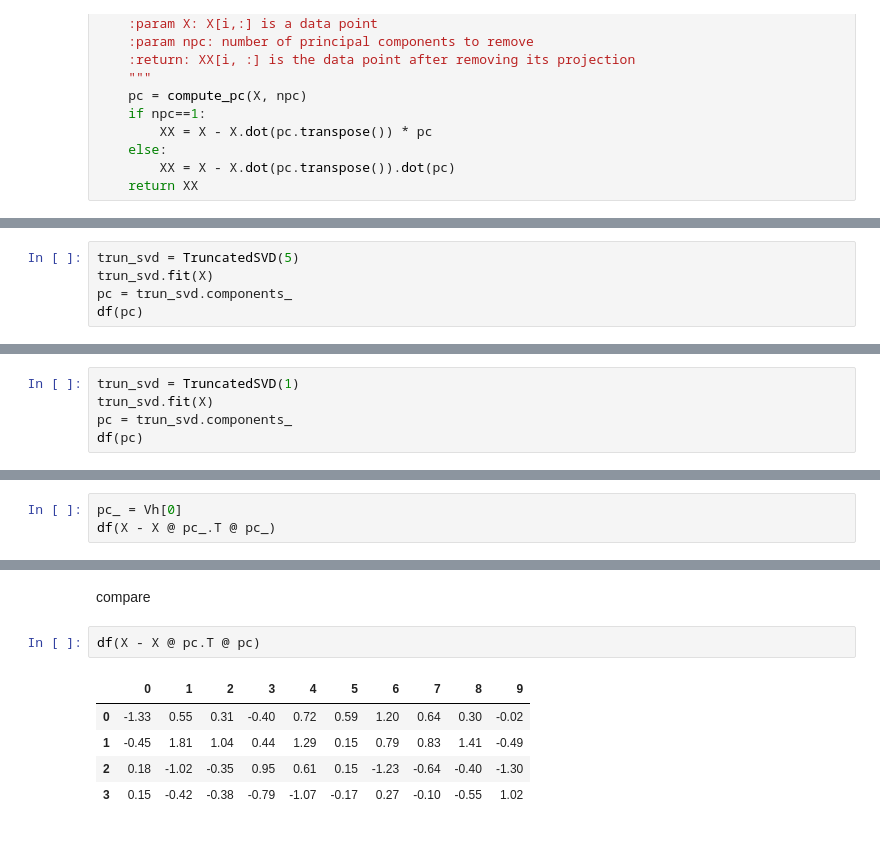
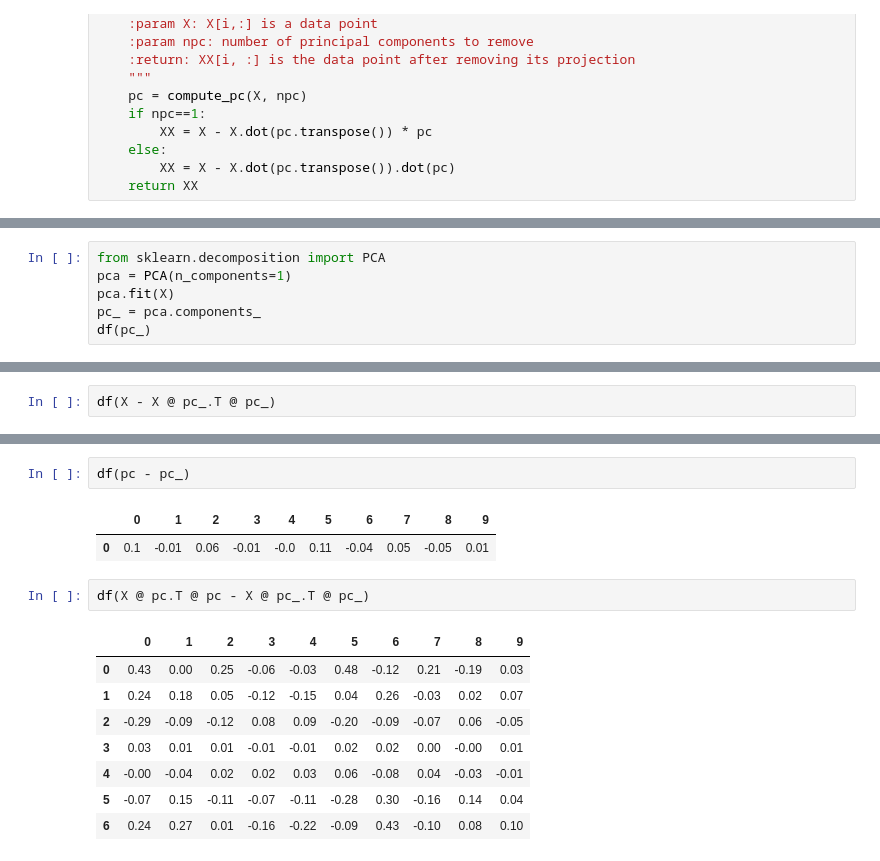
Before and after one commit to yang-zhang/numerical-linear-algebra, a Jupyter notebook: nbs/sif-svd_remove_first_comp.ipynb, the cells around one changed output, grey strips where cells are left out. Drawn from its saved outputs; the diff is of its cells as text.

```diff
--- a/nbs/sif-svd_remove_first_comp.ipynb
+++ b/nbs/sif-svd_remove_first_comp.ipynb
@@ -209,5 +114,0 @@ compare
-# %%
-trun_svd = TruncatedSVD(5)
-trun_svd.fit(X)
-pc = trun_svd.components_
-df(pc)
@@ -222,5 +114,0 @@ compare
-# %%
-trun_svd = TruncatedSVD(1)
-trun_svd.fit(X)
-pc = trun_svd.components_
-df(pc)
@@ -234,0 +115,6 @@ array([-0.21744604, -0.27604815,  0.07234332,  0.65172571,  0.30969708,
+# %%
+from sklearn.decomposition import PCA
+pca = PCA(n_components=1)
+pca.fit(X)
+pc_ = pca.components_
+df(pc_)
@@ -235,4 +124,3 @@ array([-0.21744604, -0.27604815,  0.07234332,  0.65172571,  0.30969708,
 # %%
-pc_ = Vh[0]
 df(X - X @ pc_.T @ pc_)
 # %% [output]
@@ -240,10 +135,16 @@ ValueError: shapes (4,) and (10,) not aligned: 4 (dim 0) != 10 (dim 0)
-# %% [markdown]
-compare
+# %%
+df(pc - pc_)
+# %% [output]
+|  | 0 | 1 | 2 | 3 | 4 | 5 | 6 | 7 | 8 | 9 |
+| 0 | 0.1 | -0.01 | 0.06 | -0.01 | -0.0 | 0.11 | -0.04 | 0.05 | -0.05 | 0.01 |
 # %%
-df(X - X @ pc.T @ pc)
+df(X @ pc.T @ pc - X @ pc_.T @ pc_)
 # %% [output]
 |  | 0 | 1 | 2 | 3 | 4 | 5 | 6 | 7 | 8 | 9 |
-| 0 | -1.33 | 0.55 | 0.31 | -0.40 | 0.72 | 0.59 | 1.20 | 0.64 | 0.30 | -0.02 |
-| 1 | -0.45 | 1.81 | 1.04 | 0.44 | 1.29 | 0.15 | 0.79 | 0.83 | 1.41 | -0.49 |
-| 2 | 0.18 | -1.02 | -0.35 | 0.95 | 0.61 | 0.15 | -1.23 | -0.64 | -0.40 | -1.30 |
-| 3 | 0.15 | -0.42 | -0.38 | -0.79 | -1.07 | -0.17 | 0.27 | -0.10 | -0.55 | 1.02 |
+| 0 | 0.43 | 0.00 | 0.25 | -0.06 | -0.03 | 0.48 | -0.12 | 0.21 | -0.19 | 0.03 |
+| 1 | 0.24 | 0.18 | 0.05 | -0.12 | -0.15 | 0.04 | 0.26 | -0.03 | 0.02 | 0.07 |
+| 2 | -0.29 | -0.09 | -0.12 | 0.08 | 0.09 | -0.20 | -0.09 | -0.07 | 0.06 | -0.05 |
+| 3 | 0.03 | 0.01 | 0.01 | -0.01 | -0.01 | 0.02 | 0.02 | 0.00 | -0.00 | 0.01 |
+| 4 | -0.00 | -0.04 | 0.02 | 0.02 | 0.03 | 0.06 | -0.08 | 0.04 | -0.03 | -0.01 |
+| 5 | -0.07 | 0.15 | -0.11 | -0.07 | -0.11 | -0.28 | 0.30 | -0.16 | 0.14 | 0.04 |
+| 6 | 0.24 | 0.27 | 0.01 | -0.16 | -0.22 | -0.09 | 0.43 | -0.10 | 0.08 | 0.10 |
```
Also changed, not shown: parts of 34 cells of this notebook, 1 other file.
